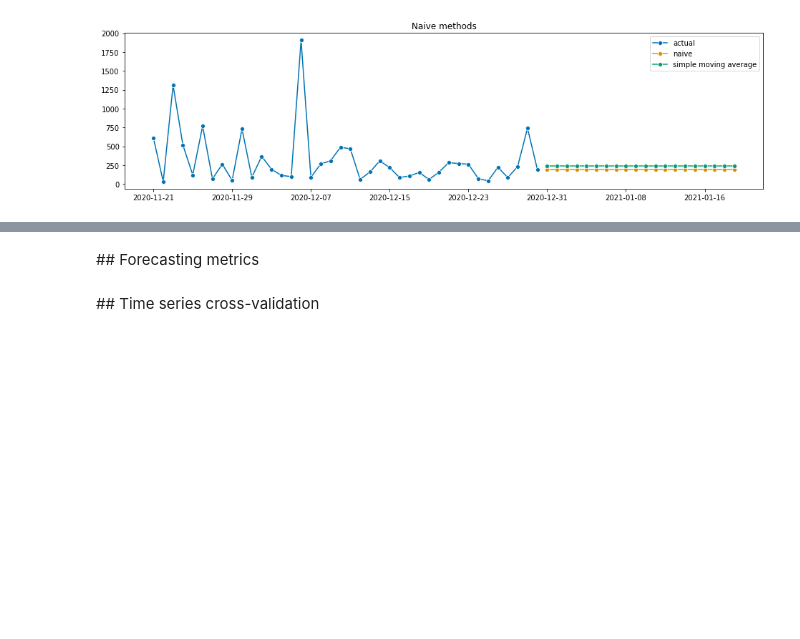
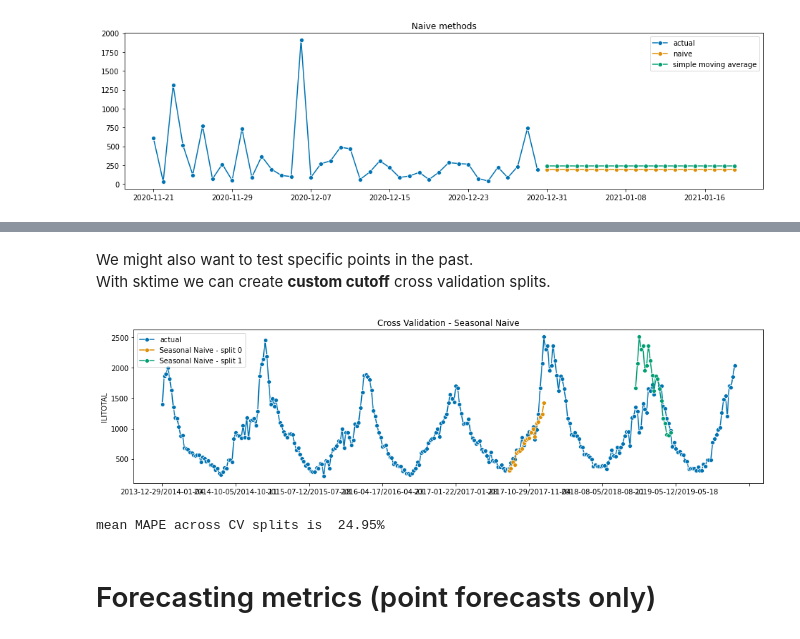
Before and after one commit to ltsaprounis/dsf-ts-forecasting, a Jupyter notebook: notebooks/02-forecasting-metrics.ipynb, the cells around one changed output, grey strips where cells are left out. Cells and saved outputs as stored; diff of their text form; code cells hidden in the pictures; blank space fills up the shorter version.

```diff
--- a/notebooks/02-forecasting-metrics.ipynb
+++ b/notebooks/02-forecasting-metrics.ipynb
@@ -163,2 +237,39 @@ plt.show()
+# %% [markdown]
+We might also want to test specific points in the past.
+With sktime we can create **custom cutoff** cross validation splits.
+# %%
+custom_cutoffs = np.array([
+    len(real_ts[real_ts.index <= date]) for date in ["2017-08-01", "2018-12-01"]
+])
+
+cv = CutoffSplitter(
+    cutoffs=custom_cutoffs,
+    fh=np.arange(20)+1,
+    window_length=4*52,
+)
+
+df = evaluate(
+    forecaster=NaiveForecaster(strategy="last", sp=52),
+    y=real_ts,
+    cv=cv,
+    strategy="refit",
+    return_data=True,
+    scoring=MeanAbsolutePercentageError(symmetric=False)
+)
+
+plot_series(
+    real_ts,
+    df["y_pred"].iloc[0],
+    df["y_pred"].iloc[1],
+    labels = ["actual"]+[f"Seasonal Naive - split {i}" for i in range(len(df))]
+)
+plt.title("Cross Validation - Seasonal Naive")
+plt.show()
+
+mean_mape = df["test_MeanAbsolutePercentageError"].mean()*100
+print(f"mean MAPE across CV splits is {mean_mape: 0.2f}%")
+# %% [output]
+[figure, added]
+mean MAPE across CV splits is  24.95%
 # %% [markdown]
-## Forecasting metrics
+# Forecasting metrics (point forecasts only)
@@ -172,2 +275,0 @@ plt.show()
-# %% [markdown]
-## Time series cross-validation
```
Also changed, not shown: parts of 24 cells of this notebook, 3 other files.
